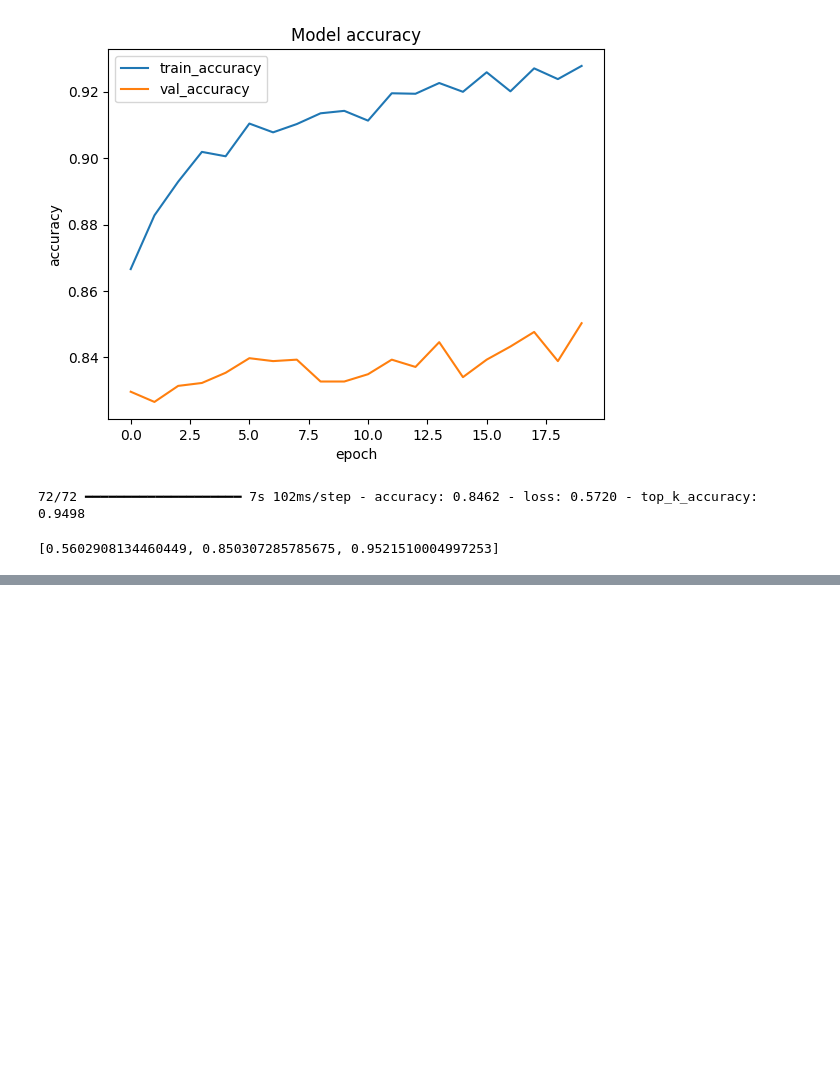
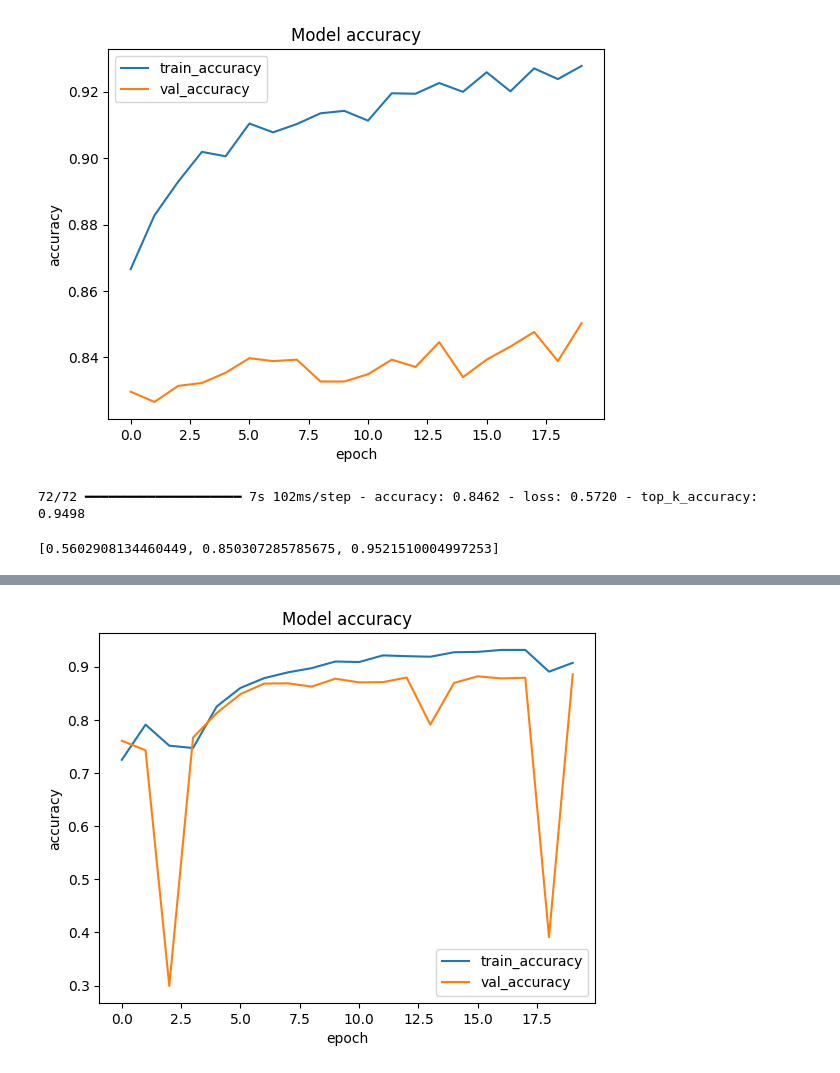
Before and after one commit to atsss/Deep-Learning-for-Computer-Vision-with-Python-and-TensorFlow, a Jupyter notebook: Human_Emotions_Detection_Transfer_learning.ipynb, the cells around one changed output, grey strips where cells are left out. Drawn from its saved outputs; the diff is of its cells as text; code cells hidden in the pictures; blank space fills up the shorter version.

```diff
--- a/Human_Emotions_Detection_Transfer_learning.ipynb
+++ b/Human_Emotions_Detection_Transfer_learning.ipynb
@@ -241,0 +329,10 @@ pretrained_model.evaluate(val_dataset)
+# %%
+plt.plot(history.history['accuracy'])
+plt.plot(history.history['val_accuracy'])
+plt.title('Model accuracy')
+plt.ylabel('accuracy')
+plt.xlabel('epoch')
+plt.legend(['train_accuracy', 'val_accuracy'])
+plt.show()
+# %% [output]
+[figure, added]
```
Also changed, not shown: parts of 11 cells of this notebook.
